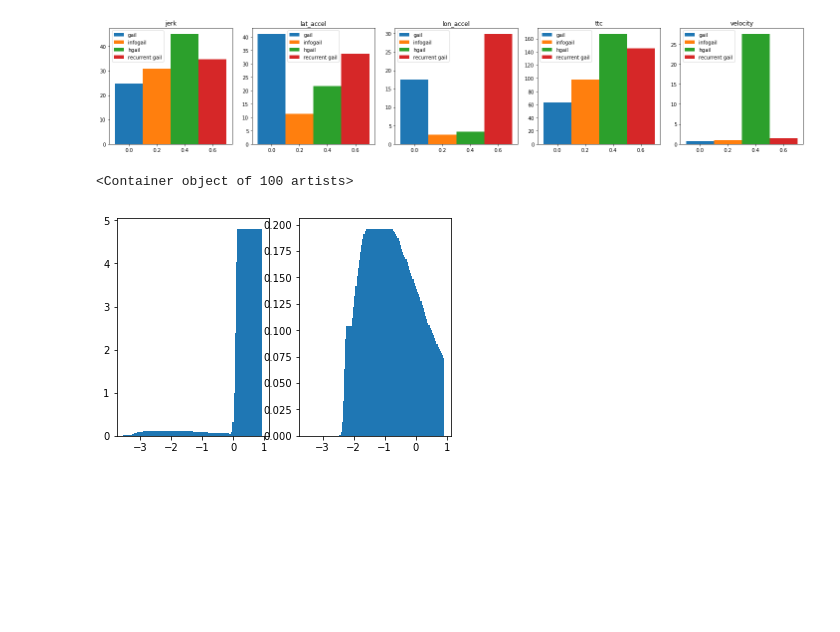
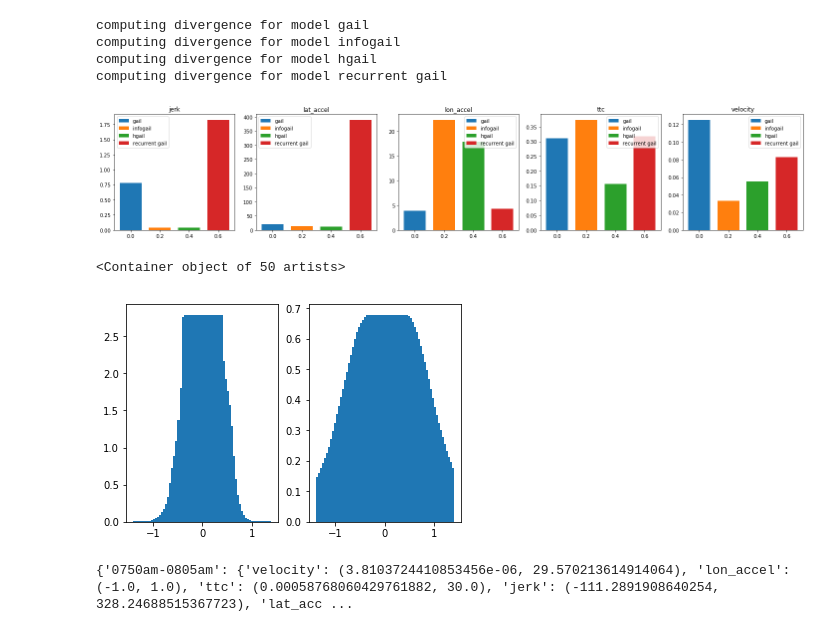
Before and after one commit to wulfebw/ngsim_env, a Jupyter notebook: scripts/imitation/visualize_emergent.ipynb, the cells around one changed output. Drawn from its saved outputs; the diff is of its cells as text; code cells hidden in the pictures; blank space fills up the shorter version.

Commit message:
updating visualization notebooks

```diff
--- a/scripts/imitation/visualize_emergent.ipynb
+++ b/scripts/imitation/visualize_emergent.ipynb
@@ -13,30 +24,17 @@ expert_filepath = '../../data/trajectories/ngsim_1.h5'
 expert = utils.load_data(
     expert_filepath,
     min_length=250,
-    normalize_data=True,
+    normalize_data=False,
+    clip_std_multiple=10.
 )
+# normalize actions b/c policies are trained to emulate the normalized values
 expert_actions = utils.load_data(
     expert_filepath,
     min_length=250,
-    normalize_data=False,
+    normalize_data=True,
+    clip_std_multiple=10.,
+    act_low=[-4., -.15],
+    act_high=[4., .15]
+
 )
-expert['actions'] =
+expert['actions'] = expert_actions['actions']
-# %%
-dirs = [
-    '../../data/experiments/gail/imitate/validation/',
-    '../../data/experiments/infogail/imitate/validation/',
-    '../../data/experiments/hgail/imitate/validation/',
-    '../../data/experiments/gail-recurrent/imitate/validation/'
-]
-model_labels = [
-    'gail',
-    'infogail',
-    'hgail',
-    'recurrent gail'
-]
-model_trajs = []
-ngsim_labels = None
-for d, model_label in zip(dirs, model_labels):
-    trajs, ngsim_labels = utils.load_trajs_labels(d)
-    model_trajs.append(trajs)
-    model_labels.append(ngsim_labels)
@@ -62,7 +93,7 @@ def compute_kl(ref, comp, x):
     logq = comp.logpdf(x)
     return - np.sum(p * (logq - logp))
 # %%
-def compute_emergent_divergence(trajs, labels, bounds, expert, nbins=100):
+def compute_emergent_divergence(trajs, labels, bounds, expert, nbins=50):
     # collect values
     emergent = dict()
     for (timeperiod, l) in zip(trajs, labels):
@@ -82,48 +113,61 @@ def compute_emergent_divergence(trajs, labels, bounds, expert, nbins=100):
 
         divergences[l] = dict()
         for k, values in l_values.items():
-            comp = gaussian_kde(values)
-            low = min(bounds[l][k][0], np.min(values))
-            high = max(bounds[l][k][1], np.max(values))
-            x = np.linspace(low, high, nbins)
-            divergences[l][k] = compute_kl(expert[l][k], comp, x)
+            x = np.linspace(bounds[l][k][0], bounds[l][k][1], nbins)
+            divergences[l][k] = compute_kl(expert[l][k], gaussian_kde(values), x)
 
     return divergences
 # %%
 model_divs = []
-for trajs in model_trajs:
+for i, trajs in enumerate(model_trajs):
+    print('computing divergence for model {}'.format(model_labels[i]))
     divs = compute_emergent_divergence(trajs, ngsim_labels, expert_bounds, expert_values)
     model_divs.append(divs)
+# %% [output]
+computing divergence for model gail
+computing divergence for model infogail
+computing divergence for model hgail
+computing divergence for model recurrent gail
 # %%
 plt.figure(figsize=(20,4))
 attr_width = .2
 for i, divs in enumerate(model_divs):
 
     for (timeperiod, timeperiod_divs) in divs.items():
         attr_keys = sorted(timeperiod_divs.keys())
 
         for j, attr in enumerate(attr_keys):
             plt.subplot(1,5,j+1)
             plt.title(attr)
             div = timeperiod_divs[attr]
-            plt.bar(i*attr_width, div, width=model_width, label=model_labels[i])
+            plt.bar(i*attr_width, div, width=.15, label=model_labels[i])
             if i == len(model_divs) - 1:
                 plt.legend()
 
 plt.tight_layout()
 # %% [output]
-[figure, old version]
+[figure, new version]
 # %%
-low = expert_bounds['0750am-0805am']['ttc'][0]
-high = expert_bounds['0750am-0805am']['ttc'][1]
-x = np.linspace(low, high, 100)
-ref = expert_values['0750am-0805am']['ttc']
+# feat_key = 'observations'
+# feat_idx = 2
+# feat_name = 'velocity'
+feat_key = 'actions'
+feat_idx = 0
+feat_name = 'lon_accel'
+low = expert_bounds['0750am-0805am'][feat_name][0]
+high = expert_bounds['0750am-0805am'][feat_name][1]
+x = np.linspace(low, high, 50)
+ref = expert_values['0750am-0805am'][feat_name]
 plt.subplot(1,2,1)
 plt.bar(x, ref.pdf(x))
 plt.subplot(1,2,2)
-vals = np.concatenate([traj['observations'][:,16] for traj in model_trajs[2][0]])
+vals = np.concatenate([traj[feat_key][:,feat_idx] for traj in model_trajs[2][0]])
 comp = gaussian_kde(vals)
 plt.bar(x, comp.pdf(x))
 # %% [output]
-<Container object of 100 artists>
+<Container object of 50 artists>
-[figure, old version]
+[figure, new version]
+# %%
+print(expert_bounds)
+# %% [output]
+{'0750am-0805am': {'velocity': (3.8103724410853456e-06, 29.570213614914064), 'lon_accel': (-1.0, 1.0), 'ttc': (0.00058768060429761882, 30.0), 'jerk': (-111.2891908640254, 328.24688515367723), 'lat_acc ...
```
Also changed, not shown: parts of 4 cells of this notebook, 1 other file.
